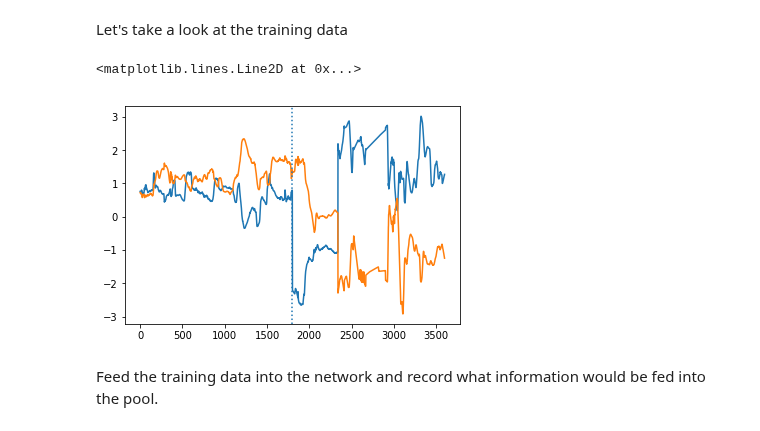
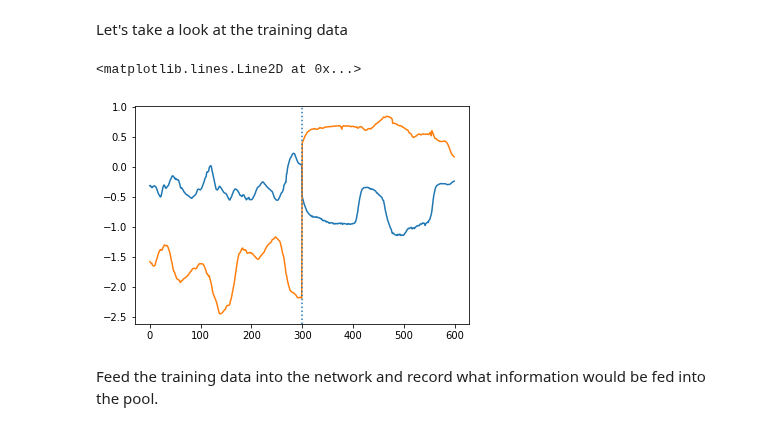
Before and after one commit to maddybartlett/NEN001, a Jupyter notebook: PatternInterpolation_Batch.ipynb, the cells around one changed output. Cells and saved outputs as stored; diff of their text form; code cells hidden in the pictures.

```diff
--- a/PatternInterpolation_Batch.ipynb
+++ b/PatternInterpolation_Batch.ipynb
@@ -135,19 +135,17 @@ Let's take a look at the training data
 # %%
 #N_frames = int(500*30)
 #training = np.vstack([goal_train_pca[:N_frames], noplay_train_pca[:N_frames]])
 #assert len(training) == N_frames*2
 
 N_frames = int(T_test*30)
 testing = np.vstack([goal_test_pca[:N_frames], noplay_test_pca[:N_frames]])
 assert len(testing) == N_frames*2
 
-#plt.plot(np.arange(len(training))/30.0,training)
-#plt.axvline(int(len(goal_train_pca)/30), ls=':')
-plt.plot(training)
-plt.axvline(int(len(training)/2), ls=':')
+plt.plot(testing)
+plt.axvline(int(len(testing)/2), ls=':')
 # %% [output]
 <matplotlib.lines.Line2D at 0x...>
-[figure, old version]
+[figure, new version]
 # %% [markdown]
 Feed the training data into the network and record what information would be fed into the pool.
 # %%
```
Also changed, not shown: parts of 15 cells of this notebook.
